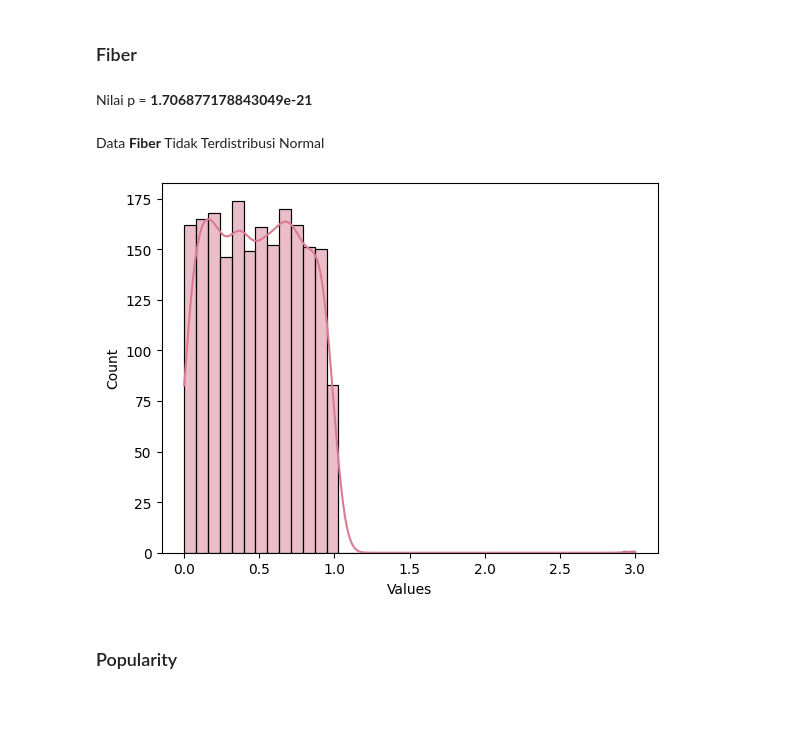
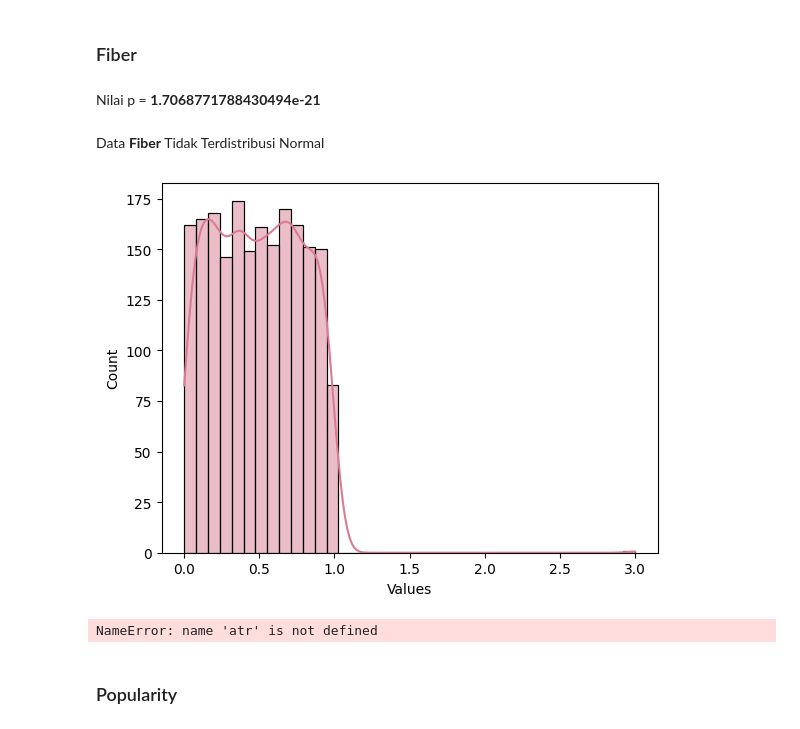
Before and after one commit to wigaandini/K1-IF2220-13522053-13522063, a Jupyter notebook: K1-IF2220-13522053-13522063.ipynb, the cells around one changed output. Saved outputs shown, nothing was run; the diff lists cells and outputs as text; code cells hidden in the pictures.

```diff
--- a/K1-IF2220-13522053-13522063.ipynb
+++ b/K1-IF2220-13522053-13522063.ipynb
@@ -365,11 +371,13 @@ Data **Fat** Tidak Terdistribusi Normal
 # %% [markdown]
 ### Fiber
-# %%
-check_normal_dist(data_cleaned['Fiber'])
-# %% [output]
-Nilai p = **1.706877178843049e-21**
-Data **Fiber** Tidak Terdistribusi Normal
-[figure, removed]
+# %%
+check_normal_dist(data_cleaned['Fiber'])
+display(Markdown(f'Data **{atr.name}** Memiliki Skewness Positif'))
+# %% [output]
+Nilai p = **1.7068771788430494e-21**
+Data **Fiber** Tidak Terdistribusi Normal
+[figure, added]
+NameError: name 'atr' is not defined
 # %% [markdown]
 ### Popularity
 # %%
```
Also changed, not shown: parts of 24 cells of this notebook.
